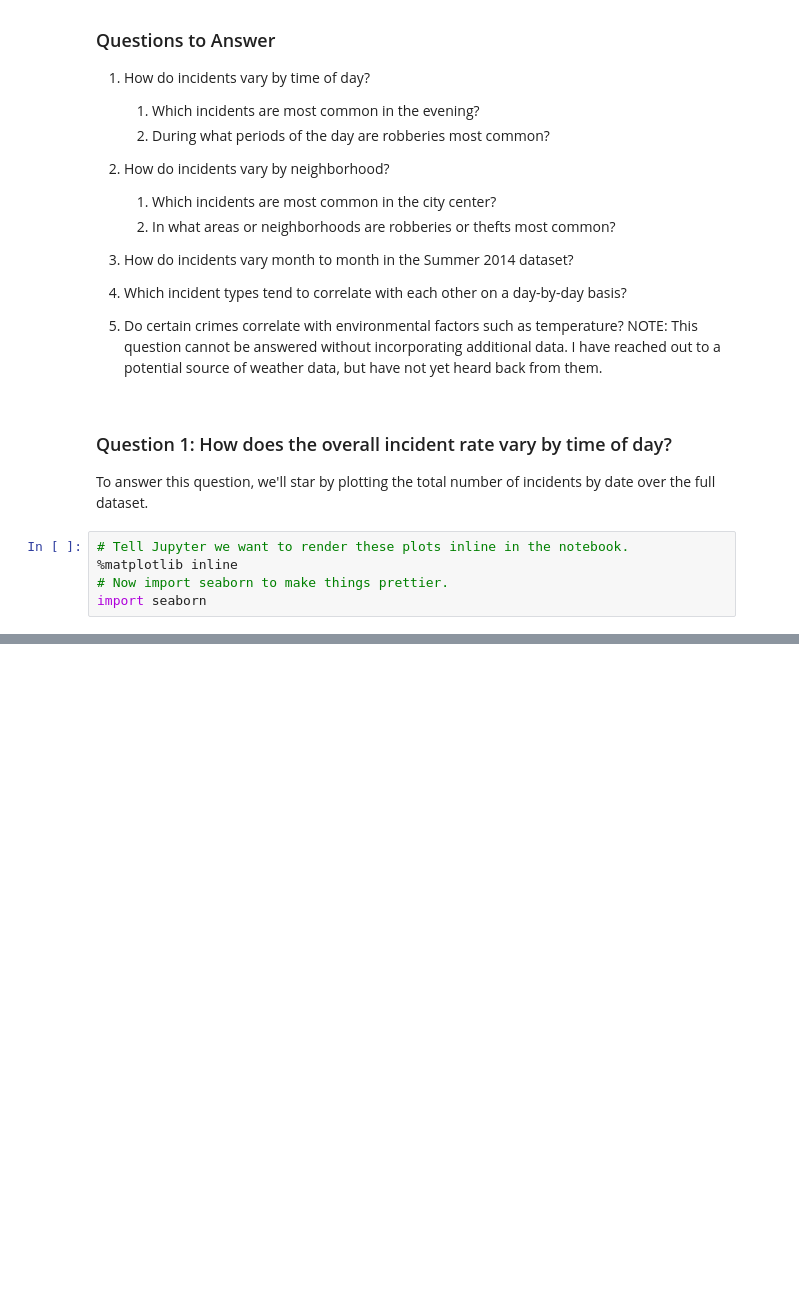
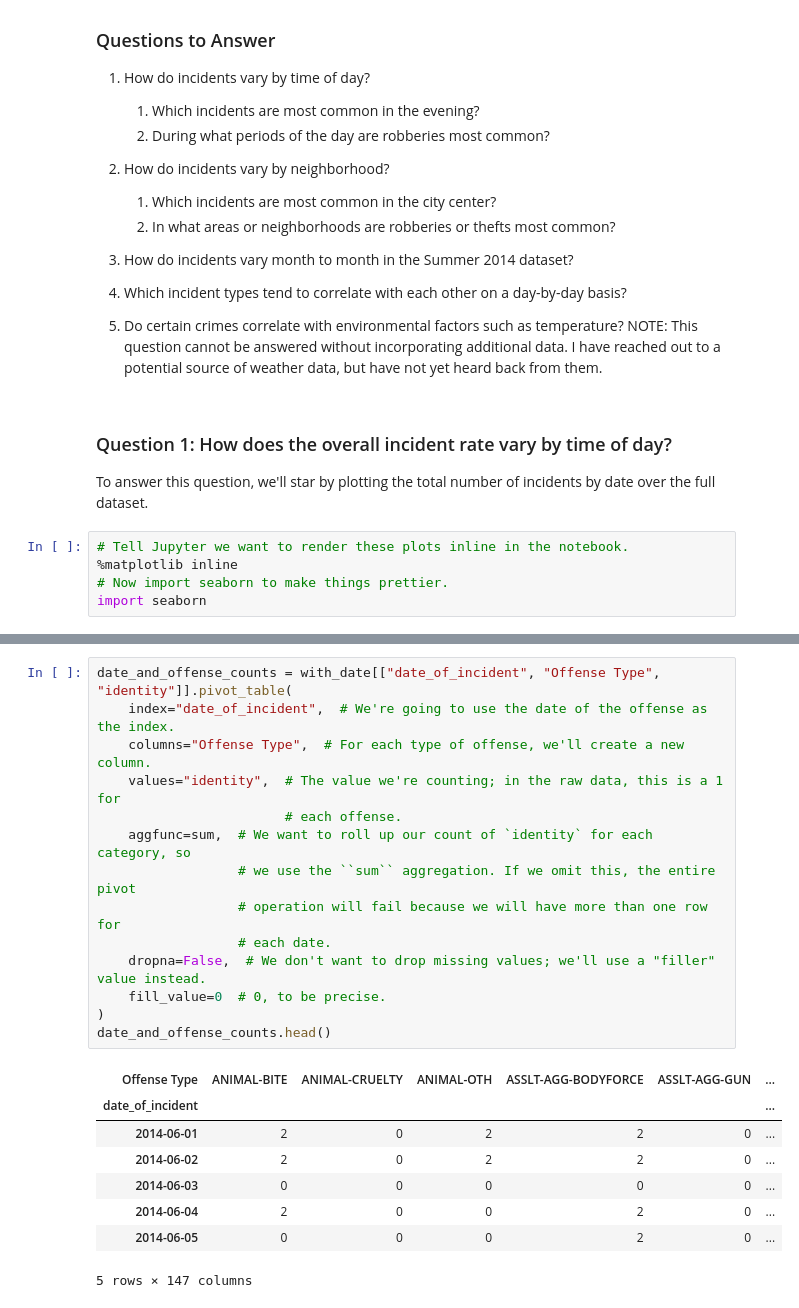
Before and after one commit to gthank/datasci_assignment_six, a Jupyter notebook: crime_analytics.ipynb, the cells around one changed output, grey strips where cells are left out. Cells and saved outputs as stored; diff of their text form; blank space fills up the shorter version.

```diff
--- a/crime_analytics.ipynb
+++ b/crime_analytics.ipynb
@@ -147,0 +141,23 @@ date_and_offense_counts.groups
+# %%
+date_and_offense_counts = with_date[["date_of_incident", "Offense Type", "identity"]].pivot_table(
+    index="date_of_incident",  # We're going to use the date of the offense as the index.
+    columns="Offense Type",  # For each type of offense, we'll create a new column.
+    values="identity",  # The value we're counting; in the raw data, this is a 1 for
+                        # each offense.
+    aggfunc=sum,  # We want to roll up our count of `identity` for each category, so
+                  # we use the ``sum`` aggregation. If we omit this, the entire pivot
+                  # operation will fail because we will have more than one row for
+                  # each date.
+    dropna=False,  # We don't want to drop missing values; we'll use a "filler" value instead.
+    fill_value=0  # 0, to be precise.
+)
+date_and_offense_counts.head()
+# %% [output]
+| Offense Type | ANIMAL-BITE | ANIMAL-CRUELTY | ANIMAL-OTH | ASSLT-AGG-BODYFORCE | ASSLT-AGG-GUN | ... |
+| date_of_incident |  |  |  |  |  | ... |
+| 2014-06-01 | 2 | 0 | 2 | 2 | 0 | ... |
+| 2014-06-02 | 2 | 0 | 2 | 2 | 0 | ... |
+| 2014-06-03 | 0 | 0 | 0 | 0 | 0 | ... |
+| 2014-06-04 | 2 | 0 | 0 | 2 | 0 | ... |
+| 2014-06-05 | 0 | 0 | 0 | 2 | 0 | ... |
+5 rows × 147 columns
```
Also changed, not shown: parts of 5 cells of this notebook.
